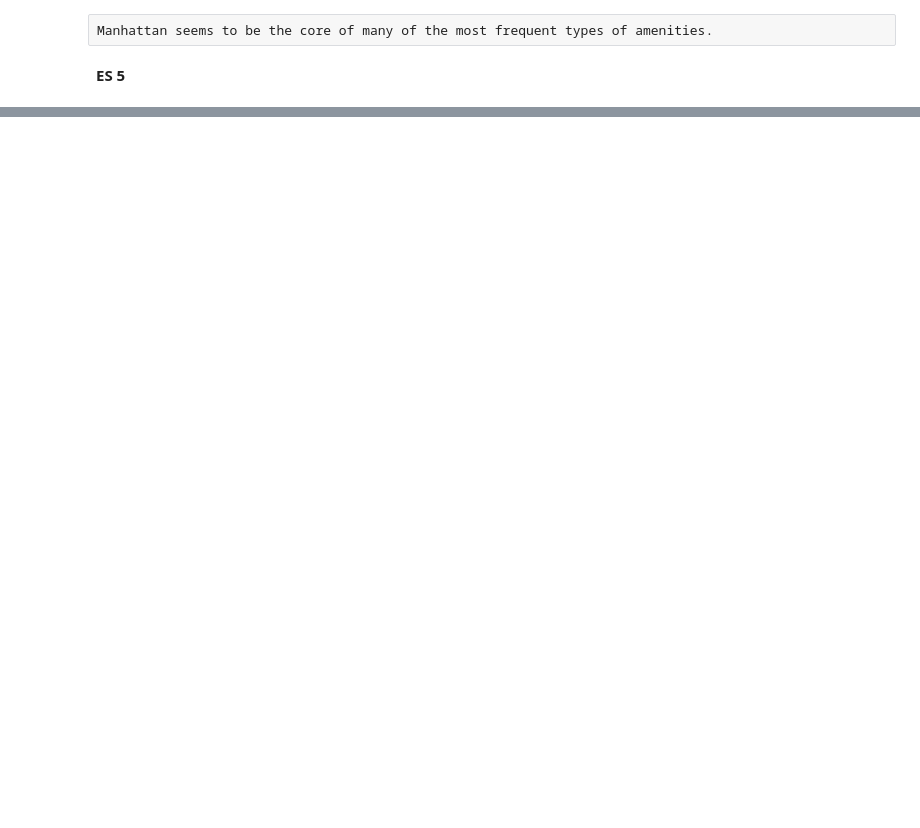
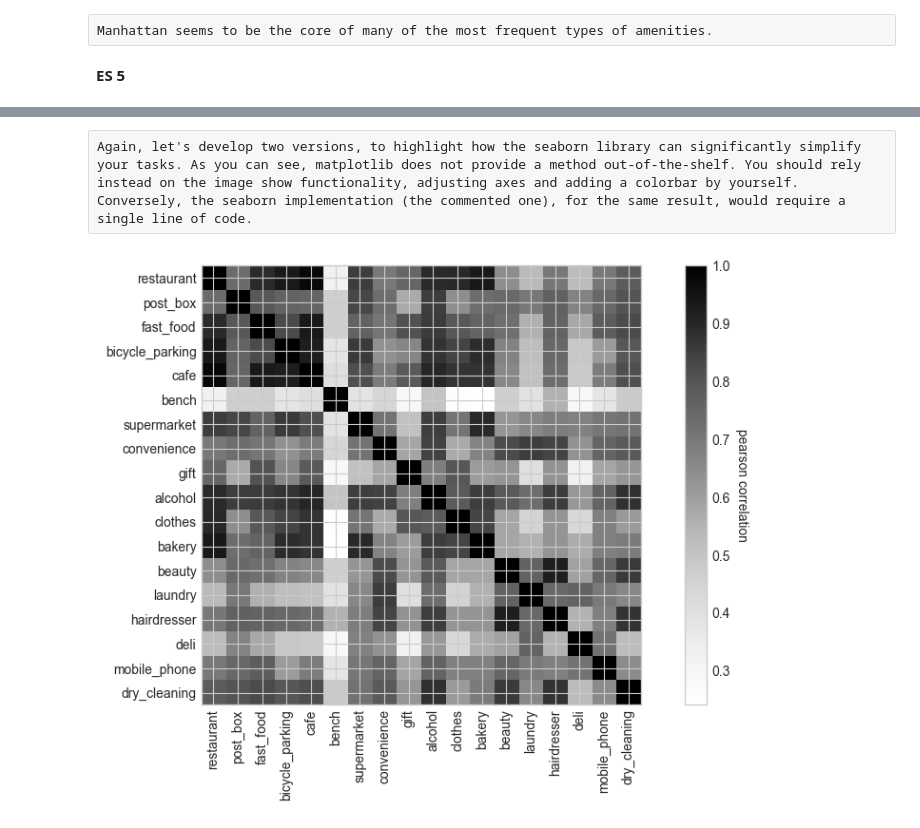
Before and after one commit to letiBri/DS-ML, a Jupyter notebook: LAB02/LAB02_corretto.ipynb, the cells around one changed output, grey strips where cells are left out. Cells and saved outputs as stored; diff of their text form; code cells hidden in the pictures; blank space fills up the shorter version.

```diff
--- a/LAB02/LAB02_corretto.ipynb
+++ b/LAB02/LAB02_corretto.ipynb
@@ -375,0 +462,3 @@ Manhattan seems to be the core of many of the most frequent types of amenities.
+# %%
+amenities_df = get_df_count(pois_df, 'amenity', .6) # chiamo la funzione
+amenities_df.head()
@@ -375,0 +478,3 @@ Manhattan seems to be the core of many of the most frequent types of amenities.
+# %%
+shops_df = get_df_count(pois_df, 'shop', .6)
+shops_df.head()
@@ -375,0 +490,2 @@ Manhattan seems to be the core of many of the most frequent types of amenities.
+# %%
+final_df = pd.concat([amenities_df, shops_df], axis=1)
@@ -375,0 +494,3 @@ Manhattan seems to be the core of many of the most frequent types of amenities.
+# %%
+final_corr = final_df.corr() # costruisco la matrice di correlazione
+final_corr.head()
@@ -375,0 +504,21 @@ Manhattan seems to be the core of many of the most frequent types of amenities.
+# %% [raw]
+Again, let's develop two versions, to highlight how the seaborn library can significantly simplify your tasks. As you can see, matplotlib does not provide a method out-of-the-shelf. You should rely instead on the image show functionality, adjusting axes and adding a colorbar by yourself. Conversely, the seaborn implementation (the commented one), for the same result, would require a single line of code.
+# %%
+# Version 1
+fig, ax = plt.subplots()  # crea una nuova figura e un asse per il plot
+im = ax.imshow(final_corr)  # visualizza la matrice delle correlazioni come immagine (mappa di colori)
+ax.set_xticks(np.arange(final_corr.columns.size))  # imposta le posizioni dei tick sull'asse x
+ax.set_yticks(np.arange(final_corr.columns.size))  # imposta le posizioni dei tick sull'asse y
+ax.set_xticklabels(final_corr.columns)  # usa i nomi delle colonne come etichette sull'asse x
+ax.set_yticklabels(final_corr.columns)  # etichette sull'asse y
+plt.setp(ax.get_xticklabels(), rotation=90, ha="right", va="center",
+         rotation_mode="anchor")  # ruota le etichette sull'asse x di 90° per leggibilità
+cbar = ax.figure.colorbar(im, ax=ax)  # aggiunge una barra dei colori accanto al grafico
+_ = cbar.ax.set_ylabel('pearson correlation', rotation=-90, va="bottom")
+# aggiunge l’etichetta verticale alla colorbar, specificando che indica la correlazione di Pearson
+
+# Version 2
+# sns.heatmap(final_corr)  # alternativa più compatta con Seaborn che fa tutto automaticamente:
+                          # disegna la matrice di correlazione con colori, etichette e colorbar già configurati
+# %% [output]
+[figure, added]
```
Also changed, not shown: parts of 20 cells of this notebook.
